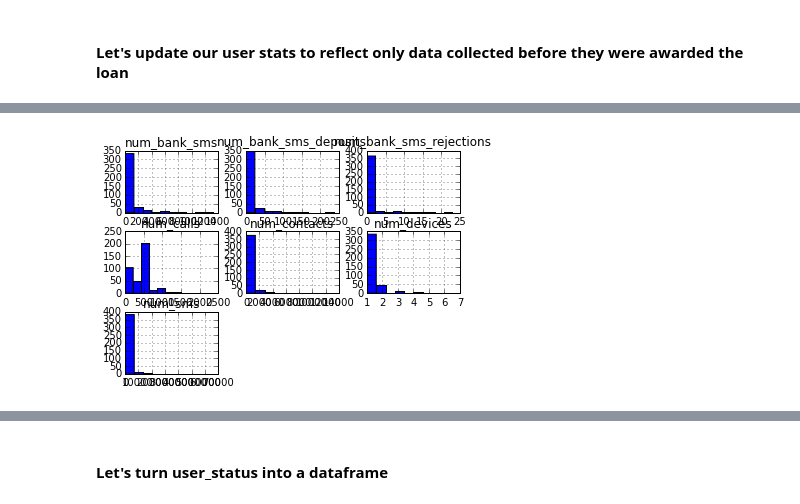
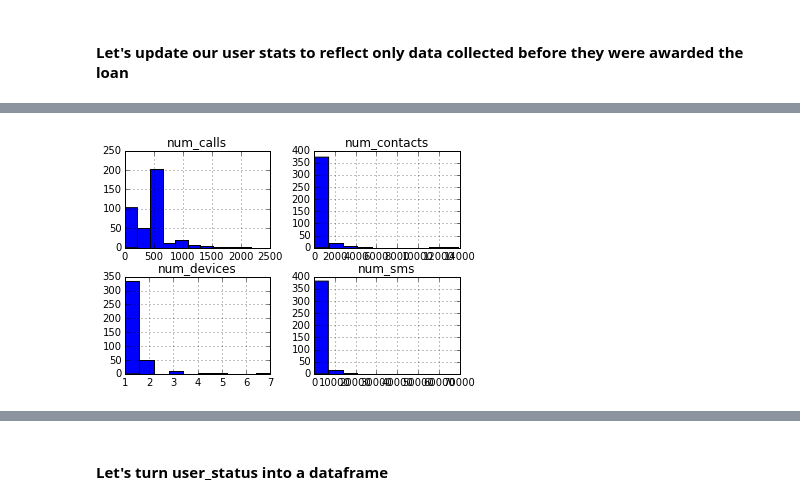
Before and after one commit to mariheida/branch-project, a Jupyter notebook: code/branch.ipynb, the cells around one changed output, grey strips where cells are left out. Drawn from its saved outputs; the diff is of its cells as text; code cells hidden in the pictures.

```diff
--- a/code/branch.ipynb
+++ b/code/branch.ipynb
@@ -167,11 +167,11 @@ def get_num_bank_sms(user_id):
     for sms in smss:
         if "sms_address" in sms and sms['sms_address'] == "MPESA":
             count_bank_sms += 1
-      #      print sms
-    if count_bank_sms > 0:
-        print count_bank_sms
-    else:
-        print "No MPESA sms"
+#            print sms
+#    if count_bank_sms > 0:
+#        print count_bank_sms
+#    else:
+#        print "No MPESA sms"
     return count_bank_sms
 # %%
 def get_num_bank_sms_rejections(user_id):
@@ -181,10 +181,10 @@ def get_num_bank_sms_rejections(user_id):
         if "sms_address" in sms and sms['sms_address'] == "MPESA" and "Failed. You do not have enough money" in sms['message_body']:
             count_bank_sms += 1
             #print sms
-    if count_bank_sms > 0:
-        print count_bank_sms
-    else:
-        print "No MPESA sms"
+#    if count_bank_sms > 0:
+#        print count_bank_sms
+#    else:
+#        print "No MPESA sms"
     return count_bank_sms
 # %%
 def get_num_bank_sms_deposits(user_id):
@@ -193,9 +193,9 @@ def get_num_bank_sms_deposits(user_id):
     for sms in smss:
         if "sms_address" in sms and sms['sms_address'] == "MPESA" and "Confirmed.You have received Ksh" in sms['message_body']:
             count_bank_sms += 1
-  #          print sms
-    if count_bank_sms > 0:
-        print count_bank_sms
-    else:
-        print "No MPESA sms"
+#            print sms
+#    if count_bank_sms > 0:
+#        print count_bank_sms
+#    else:
+#        print "No MPESA sms"
     return count_bank_sms
@@ -274,7 +258,7 @@ user_data_df[['num_calls','num_contacts','num_sms','num_devices','num_bank_sms',
 | 75% | 502.0000 | 594.750000 | 1594.000000 | 1.000000 | 63.000000 | 8.000000 | ... |
 | max | 2161.0000 | 13850.000000 | 68486.000000 | 7.000000 | 1318.000000 | 237.000000 | ... |
 # %%
-user_data_df[['num_calls','num_contacts','num_sms','num_devices','num_bank_sms','num_bank_sms_deposits','num_bank_sms_rejections']].hist()
+user_data_df[['num_calls','num_contacts','num_sms','num_devices']].hist()
 pl.show()
 # %% [output]
-[figure, old version]
+[figure, new version]
```
Also changed, not shown: parts of 6 cells of this notebook.
